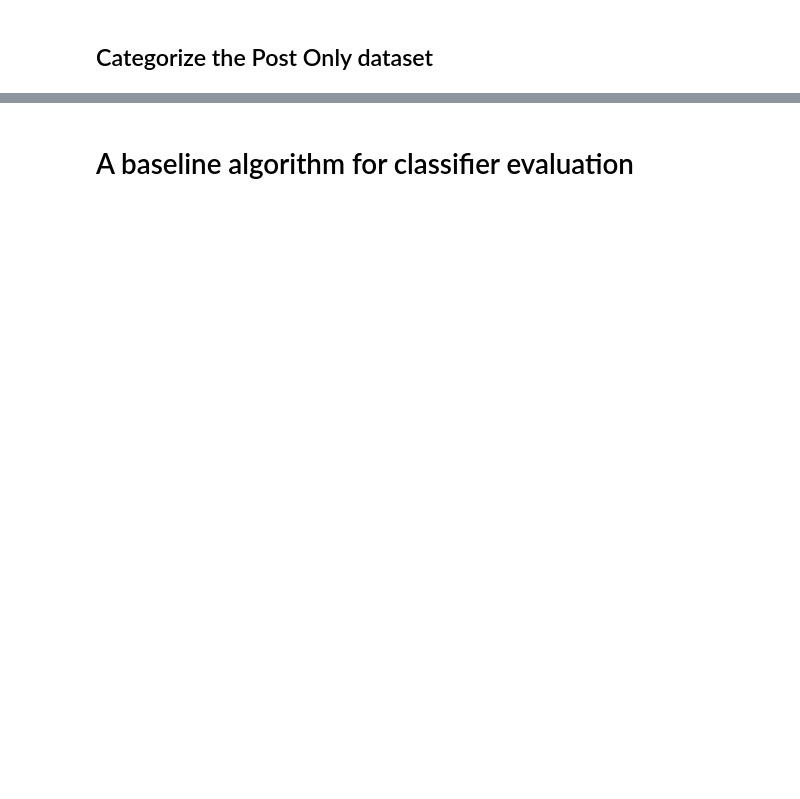
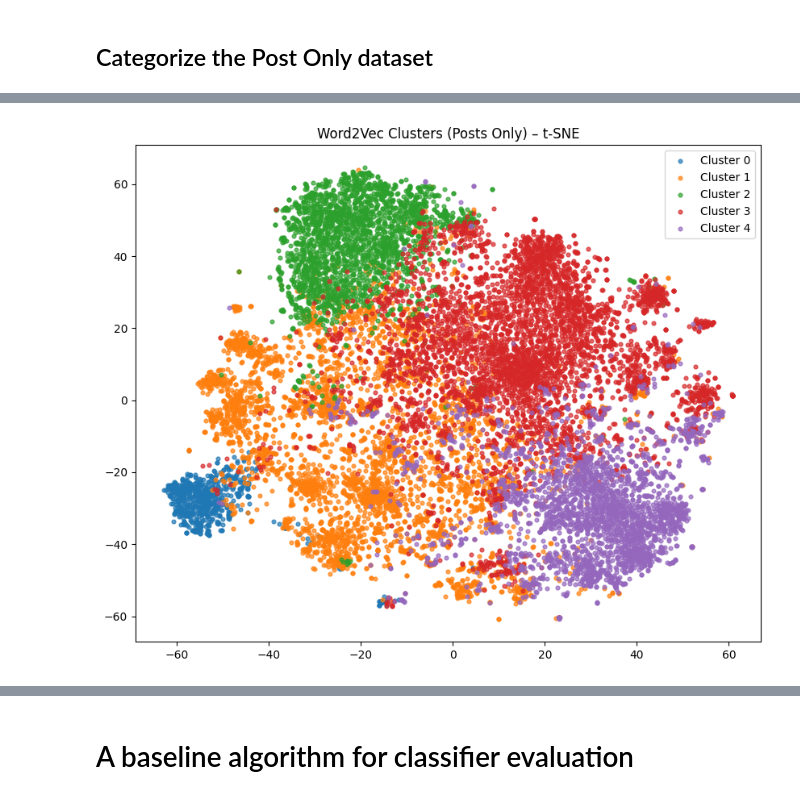
Before and after one commit to Starlight0901/Reddit_SriLanka_Social_Insight, a Jupyter notebook: Categorizing posts for classification.ipynb, the cells around one changed output, grey strips where cells are left out. Saved outputs shown, nothing was run; the diff lists cells and outputs as text; code cells hidden in the pictures; blank space fills up the shorter version.

```diff
--- a/Categorizing posts for classification.ipynb
+++ b/Categorizing posts for classification.ipynb
@@ -778,0 +827,34 @@ Word2Vec based semantic topics generated successfully.
+# %%
+labels_posts = labels  # labels correspond to post_only_df
+X_w2v_posts = w2v_repr  # already only posts
+
+from sklearn.manifold import TSNE
+import matplotlib.pyplot as plt
+
+# t-SNE on posts only
+tsne = TSNE(
+    n_components=2,
+    random_state=42,
+    perplexity=40,
+    max_iter=1000
+)
+
+X_2d = tsne.fit_transform(X_w2v_posts)
+
+plt.figure(figsize=(10, 8))
+
+for cluster_id in range(best_k):
+    idx = (labels_posts == cluster_id)
+    plt.scatter(
+        X_2d[idx, 0],
+        X_2d[idx, 1],
+        s=12,
+        alpha=0.7,
+        label=f"Cluster {cluster_id}"
+    )
+
+plt.title("Word2Vec Clusters (Posts Only) – t-SNE")
+plt.legend()
+plt.show()
+# %% [output]
+[figure, added]
```
Also changed, not shown: parts of 43 cells of this notebook, 4 other files.
